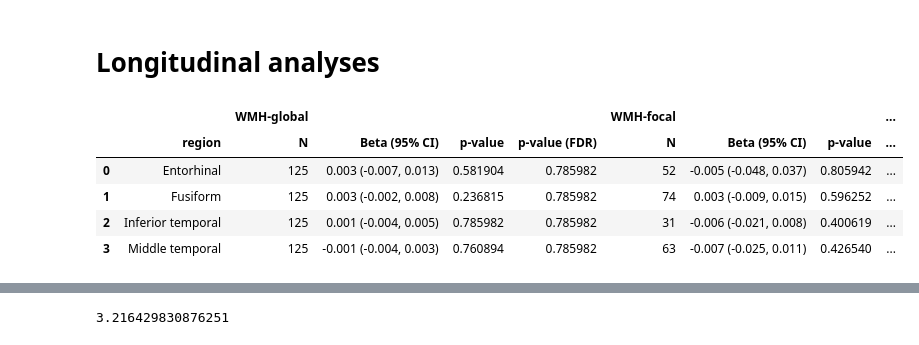
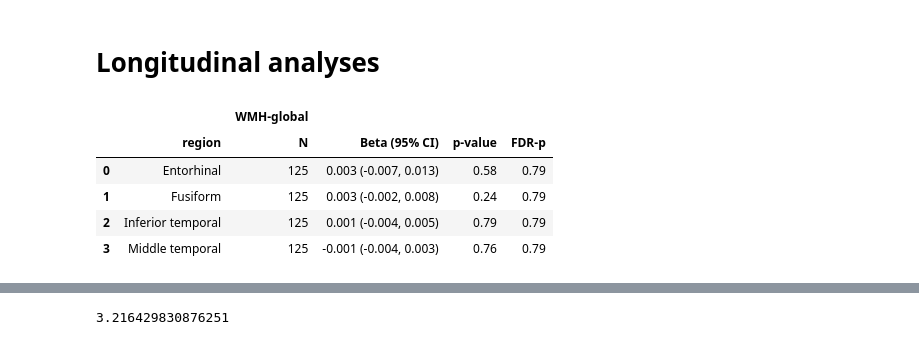
Before and after one commit to riccardoleone1991/cat_whim, a Jupyter notebook: notebooks/1.0-rl-main_analyses.ipynb, the cells around one changed output, grey strips where cells are left out. Saved outputs shown, nothing was run; the diff lists cells and outputs as text; code cells hidden in the pictures.

```diff
--- a/notebooks/1.0-rl-main_analyses.ipynb
+++ b/notebooks/1.0-rl-main_analyses.ipynb
@@ -394,6 +488,7 @@ dk_region_labels = pd.read_csv(dk_regions_filename).values.flatten()
 adsig_mayo = pd.read_csv(
     roi_adsig_filename
 ).columns.to_list()  # ADsig Mayo from Clifford et al Brain 2015 (as reported by Parker et al in Alzh & Dem)
+
 
 # Get the region names for each biomarker
 amy_cols = [region + "_SUVR_amy" for region in dk_region_labels]
@@ -412,7 +507,8 @@ subjs_m00 = df[df["session"] == "M00"]["PTID"].unique()
 missing_baseline = [pt for pt in subjs_m01 if pt not in subjs_m00]
 df = df[~df["PTID"].isin(missing_baseline)].copy()
 
-region_names = ["entorhinal", "fusiform", "inferior temporal", "middle temporal"]
+region_names = ["entorhinal", "fusiform", "inferior temporal", "middle temporal", "parahippocampus", "temporal pole", "inferior parietal", "pars opercularis", "pars orbitalis", "pars triangularis",
+                "precuneus", "supra marginal gyrus", "superior parietal", "superior frontal"]
 # %%
 fig, axs = plt.subplots(1, 2, figsize = (6,3))
 
@@ -695,12 +912,12 @@ MIDDLETEMPORAL
 # Longitudinal analyses
 # %%
 # # Call the function
-df_res_adjusted_pretty = calculate_longitudinal_associations(df, adsig_mayo_avg, region_names, dx_var = "RAVLT_forgetting", adjusted=True)
-df_res_adjusted_pretty
+df_res_adjusted_pretty_wmh, df_res_adjusted_pretty_disconn = calculate_longitudinal_associations(df, adsig_mayo_avg, region_names, dx_var = "RAVLT_forgetting", adjusted=True)
+df_res_adjusted_pretty_wmh
 # %% [output]
-|  |  | WMH-global |  |  |  | WMH-focal |  |  | ... |
-|  | region | N | Beta (95% CI) | p-value | p-value (FDR) | N | Beta (95% CI) | p-value | ... |
-| 0 | Entorhinal | 125 | 0.003 (-0.007, 0.013) | 0.581904 | 0.785982 | 52 | -0.005 (-0.048, 0.037) | 0.805942 | ... |
-| 1 | Fusiform | 125 | 0.003 (-0.002, 0.008) | 0.236815 | 0.785982 | 74 | 0.003 (-0.009, 0.015) | 0.596252 | ... |
-| 2 | Inferior temporal | 125 | 0.001 (-0.004, 0.005) | 0.785982 | 0.785982 | 31 | -0.006 (-0.021, 0.008) | 0.400619 | ... |
-| 3 | Middle temporal | 125 | -0.001 (-0.004, 0.003) | 0.760894 | 0.785982 | 63 | -0.007 (-0.025, 0.011) | 0.426540 | ... |
+|  |  | WMH-global |  |  |  |
+|  | region | N | Beta (95% CI) | p-value | FDR-p |
+| 0 | Entorhinal | 125 | 0.003 (-0.007, 0.013) | 0.58 | 0.79 |
+| 1 | Fusiform | 125 | 0.003 (-0.002, 0.008) | 0.24 | 0.79 |
+| 2 | Inferior temporal | 125 | 0.001 (-0.004, 0.005) | 0.79 | 0.79 |
+| 3 | Middle temporal | 125 | -0.001 (-0.004, 0.003) | 0.76 | 0.79 |
```
Also changed, not shown: parts of 20 cells of this notebook, 1 other file.
